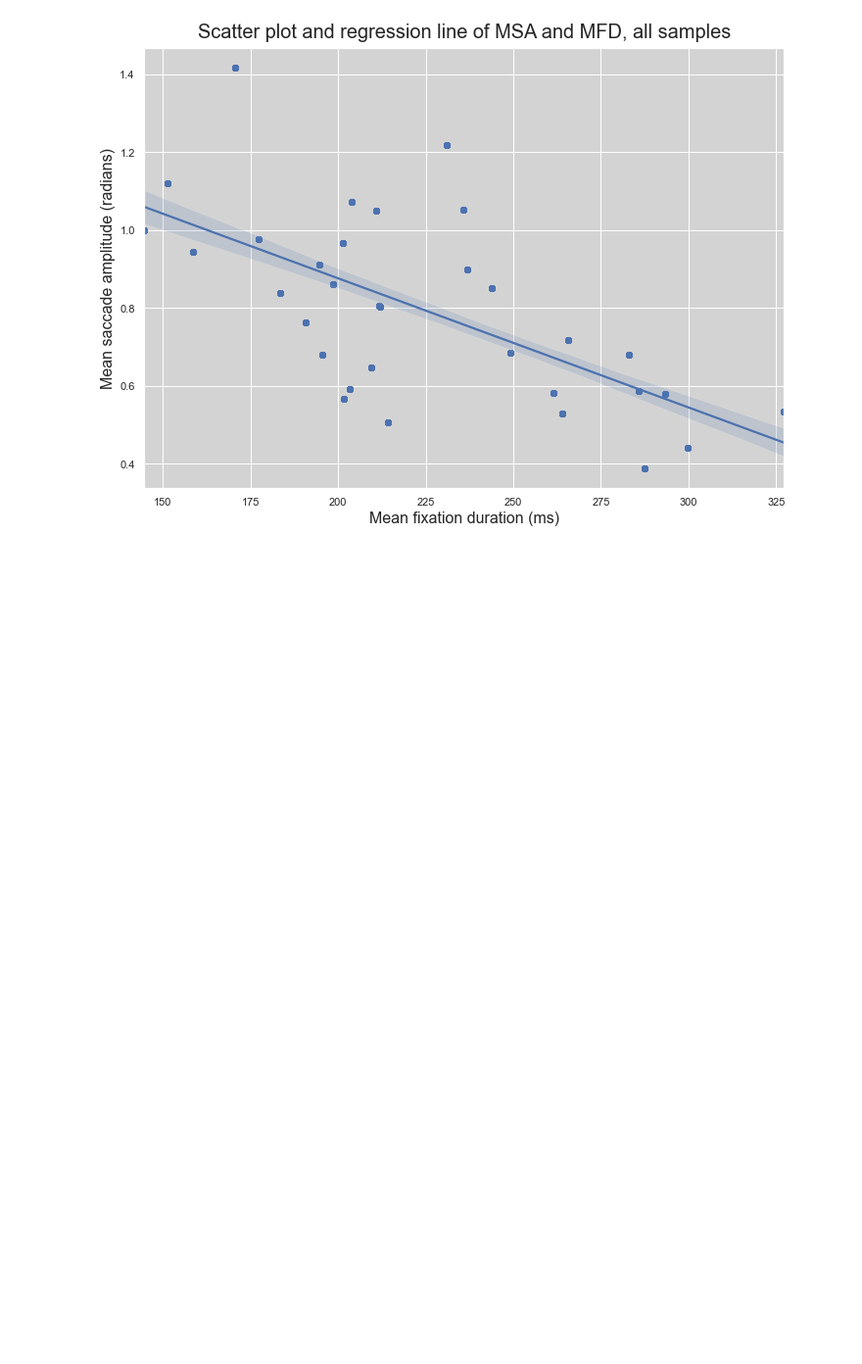
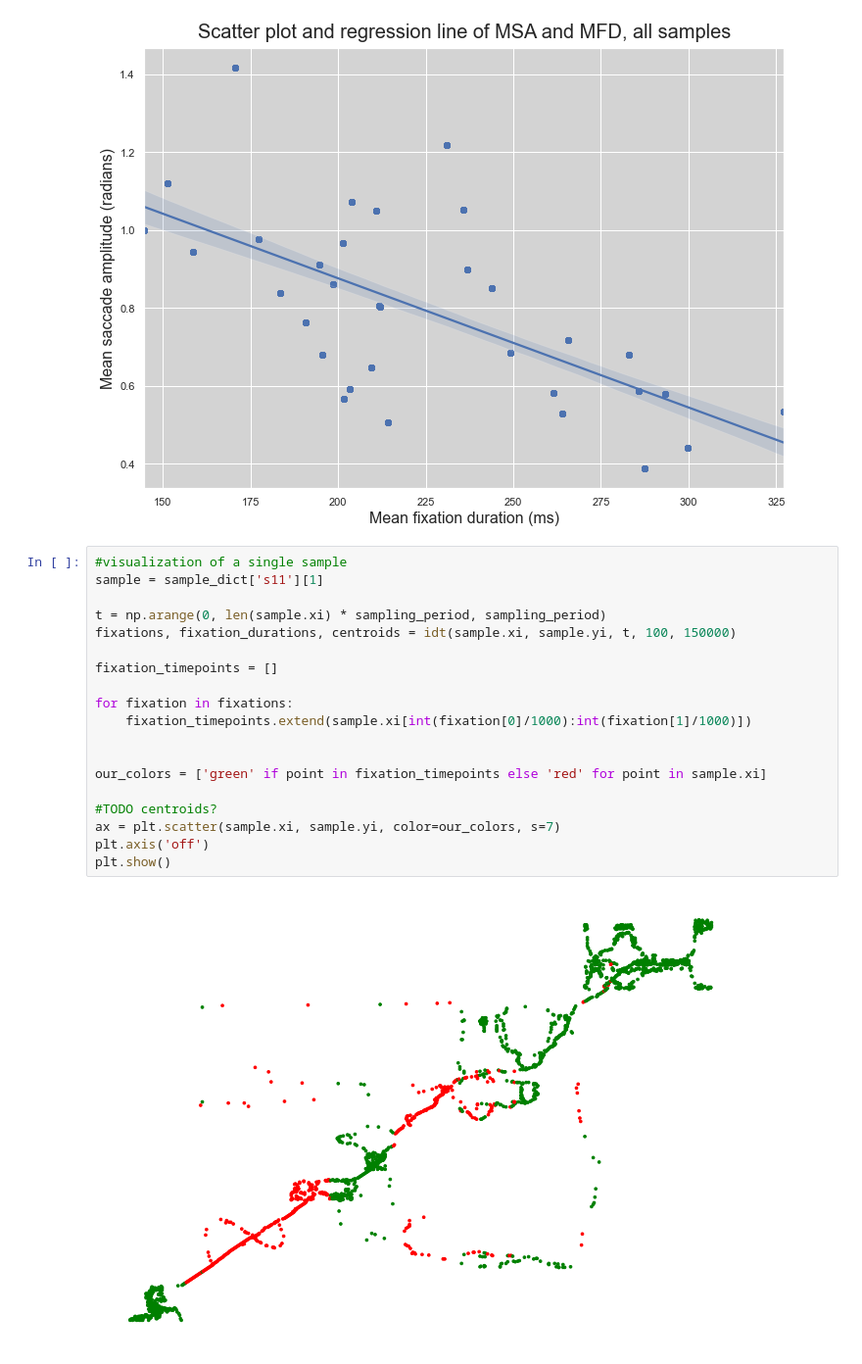
Before and after one commit to nyksy/eye-tracking-22, a Jupyter notebook: main.ipynb, the cells around one changed output. Shown at 98% size. Saved outputs shown, nothing was run; the diff lists cells and outputs as text; blank space fills up the shorter version.

Commit message:
yksittäisen samplen plottaus

```diff
--- a/main.ipynb
+++ b/main.ipynb
@@ -420,3 +419,24 @@ plt.savefig('./plots/MFD_MSA_scatter.png')
 plt.show()
 # %% [output]
 [figure]
+# %%
+#visualization of a single sample
+sample = sample_dict['s11'][1]
+
+t = np.arange(0, len(sample.xi) * sampling_period, sampling_period)
+fixations, fixation_durations, centroids = idt(sample.xi, sample.yi, t, 100, 150000)
+
+fixation_timepoints = []
+
+for fixation in fixations:
+    fixation_timepoints.extend(sample.xi[int(fixation[0]/1000):int(fixation[1]/1000)])
+
+
+our_colors = ['green' if point in fixation_timepoints else 'red' for point in sample.xi]
+
+#TODO centroids?
+ax = plt.scatter(sample.xi, sample.yi, color=our_colors, s=7)
+plt.axis('off')
+plt.show()
+# %% [output]
+[figure, added]
```
Also changed, not shown: parts of 1 cell of this notebook, 1 other file.
